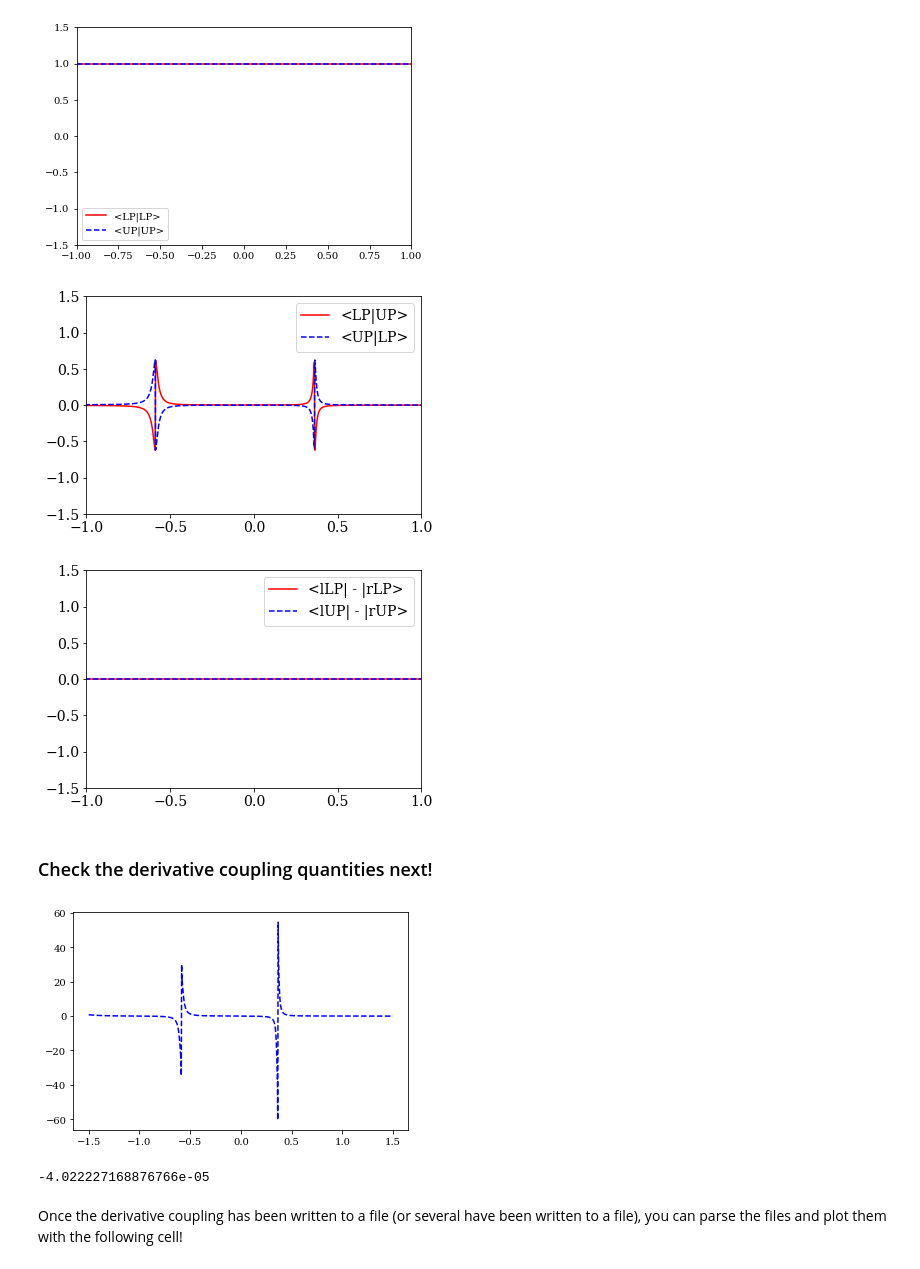
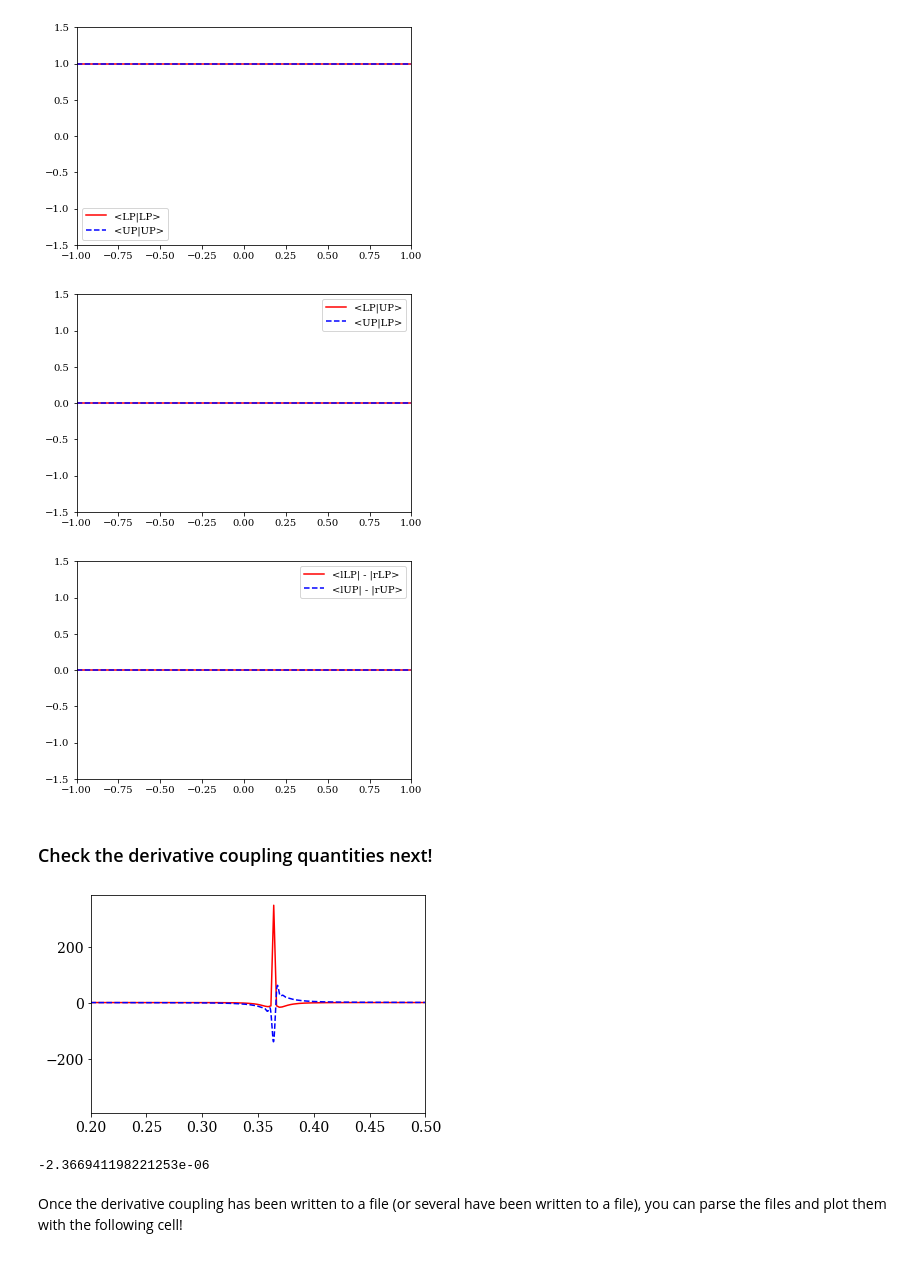
Before and after one commit to FoleyLab/PyCQED, a Jupyter notebook: Plot_PES.ipynb, the cells around one changed output. Drawn from its saved outputs; the diff is of its cells as text; code cells hidden in the pictures.

Commit message:
added perturbative approimation to derivative coupling

```diff
--- a/Plot_PES.ipynb
+++ b/Plot_PES.ipynb
@@ -22,7 +22,7 @@ ri_init = -0.66156
 vi_init = 3.3375e-5
 '''NOTE 1:  when you change gamp, you change the lifetime in Hamiltonian!'''
 ### lifetime
-gamp = 10.
+gamp = 40.0
 gam_diss_np = gamp * 1e-3 / 27.211
 
 ### photonic mode energy in eV
@@ -39,7 +39,7 @@ au_to_ps = 2.4188e-17 * 1e12
 '''NOTE 2:  when you prefix, it will change the file name that the data is written to, and in the next cell that
    plots the data, this file name will automatically be read from.  Make sure you change the prefix accordingly each
    time you change the gamp parameter.'''
-prefix = "gam_10.0"
+prefix = "gam_40.0"
 ### filename to wrote PES to
 pes_fn = "Data/" + prefix + '_pes.txt'
 ### filename to write photonic contributions of each state to
@@ -49,6 +49,8 @@ pc_fn = "Data/" + prefix + '_photon_contribution.txt'
 hf_fn = "Data/" + prefix + "_hf.txt"
 dc_fn = "Data/" + prefix + "_dc.txt"
 ip_fn = "Data/" + prefix + "_ip.txt"
+### perturbative approimation to dc data
+ptdc_fn = "Data/" + prefix + "_ptdc.txt"
 filename = prefix + ".eps"
 
 options = {
@@ -123,7 +125,7 @@ plt.xlim(-1,1)
 plt.ylim(-1.5,1.5)
 plt.show()
 # %% [output]
-[figure, old version]
+[figure, new version]
 # %%
 plt.plot(ip[:,0], np.abs(ip[:,5]), 'red', label="<lLP| - |rLP>")
 plt.plot(ip[:,0], np.abs(ip[:,6]), 'b--', label="<lUP| - |rUP>")
@@ -132,29 +134,41 @@ plt.xlim(-1,1)
 plt.ylim(-1.5,1.5)
 plt.show()
 # %% [output]
-[figure, old version]
+[figure, new version]
 # %% [markdown]
 ### Check the derivative coupling quantities next!
 # %%
+### finite difference
 dc = np.loadtxt(dc_fn,dtype=complex)
+### perturbative
+ptdc = np.loadtxt(ptdc_fn,dtype=complex)
+
+
 spline_axis = np.real(dc[:,0])
 eval_spline = np.linspace(-1.5, 1.5, 50000)
 
 re_dc_23_spline = InterpolatedUnivariateSpline(spline_axis, np.real(dc[:,1]), k=3)
 im_dc_23_spline = InterpolatedUnivariateSpline(spline_axis, np.imag(dc[:,1]), k=3)
 
 re_dc_32_spline = InterpolatedUnivariateSpline(spline_axis, np.real(dc[:,2]), k=3)
 im_dc_32_spline = InterpolatedUnivariateSpline(spline_axis, np.imag(dc[:,2]), k=3)
 
-#plt.plot(spline_axis, im_dc_23_spline(spline_axis), 'red')
+
+pt_re_dc_23_spline = InterpolatedUnivariateSpline(spline_axis, np.real(ptdc[:,1]), k=3)
+pt_im_dc_23_spline = InterpolatedUnivariateSpline(spline_axis, np.imag(ptdc[:,1]), k=3)
+
+pt_re_dc_32_spline = InterpolatedUnivariateSpline(spline_axis, np.real(ptdc[:,2]), k=3)
+pt_im_dc_32_spline = InterpolatedUnivariateSpline(spline_axis, np.imag(ptdc[:,2]), k=3)
+
+plt.plot(spline_axis, im_dc_32_spline(spline_axis), 'red')
 plt.plot(eval_spline, re_dc_32_spline(eval_spline), 'b--')
-#plt.xlim(0.2,0.5)
+plt.xlim(0.2,0.5)
 plt.show()
 polt.Initialize_Phase_Space()
 print(polt.V)
 # %% [output]
-[figure, old version]
+[figure, new version]
--4.022227168876766e-05
+-2.366941198221253e-06
 # %% [markdown]
 Once the derivative coupling has been written to a file (or several have been written to a file), you can parse the files and plot them with the following cell!
 # %%
```
Also changed, not shown: parts of 1 cell of this notebook, 2 other files.
